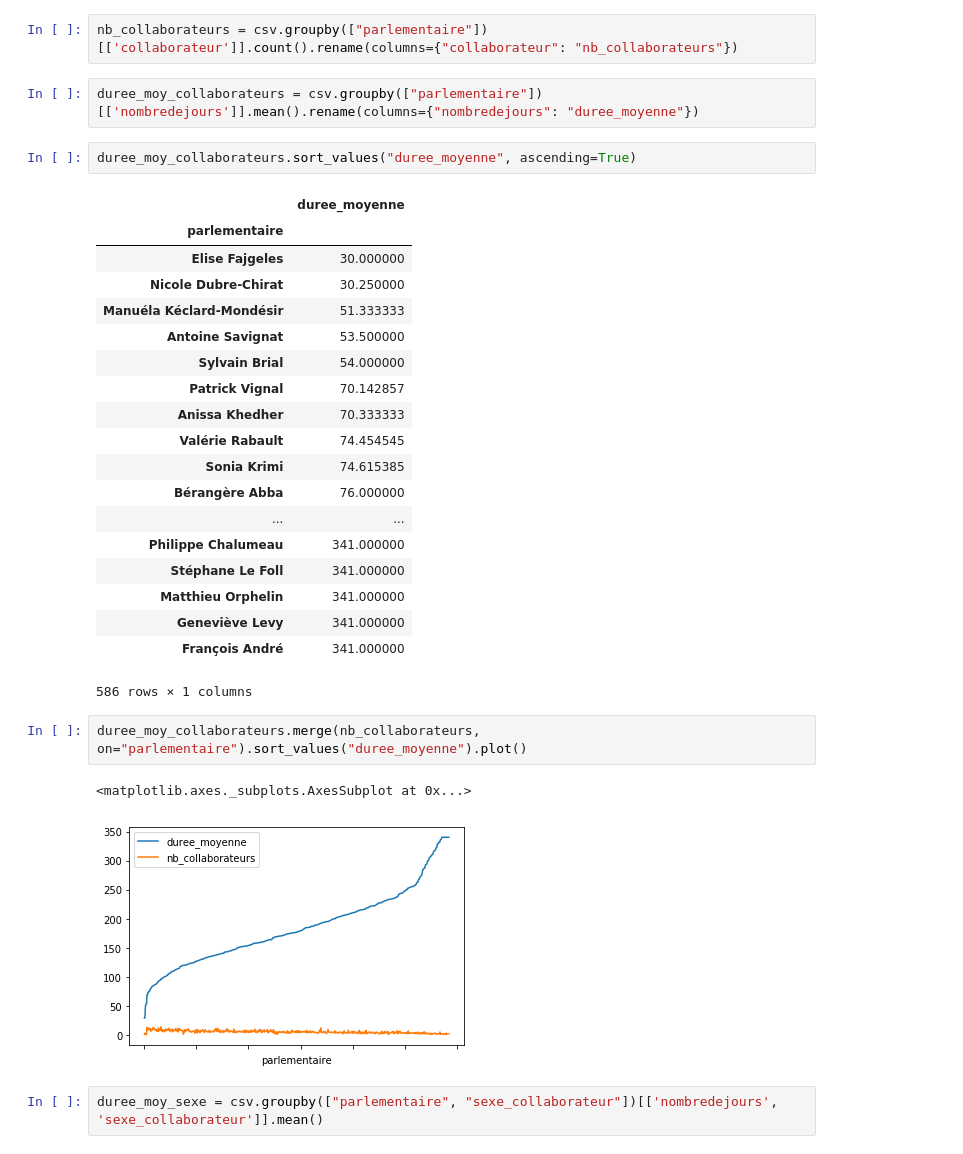
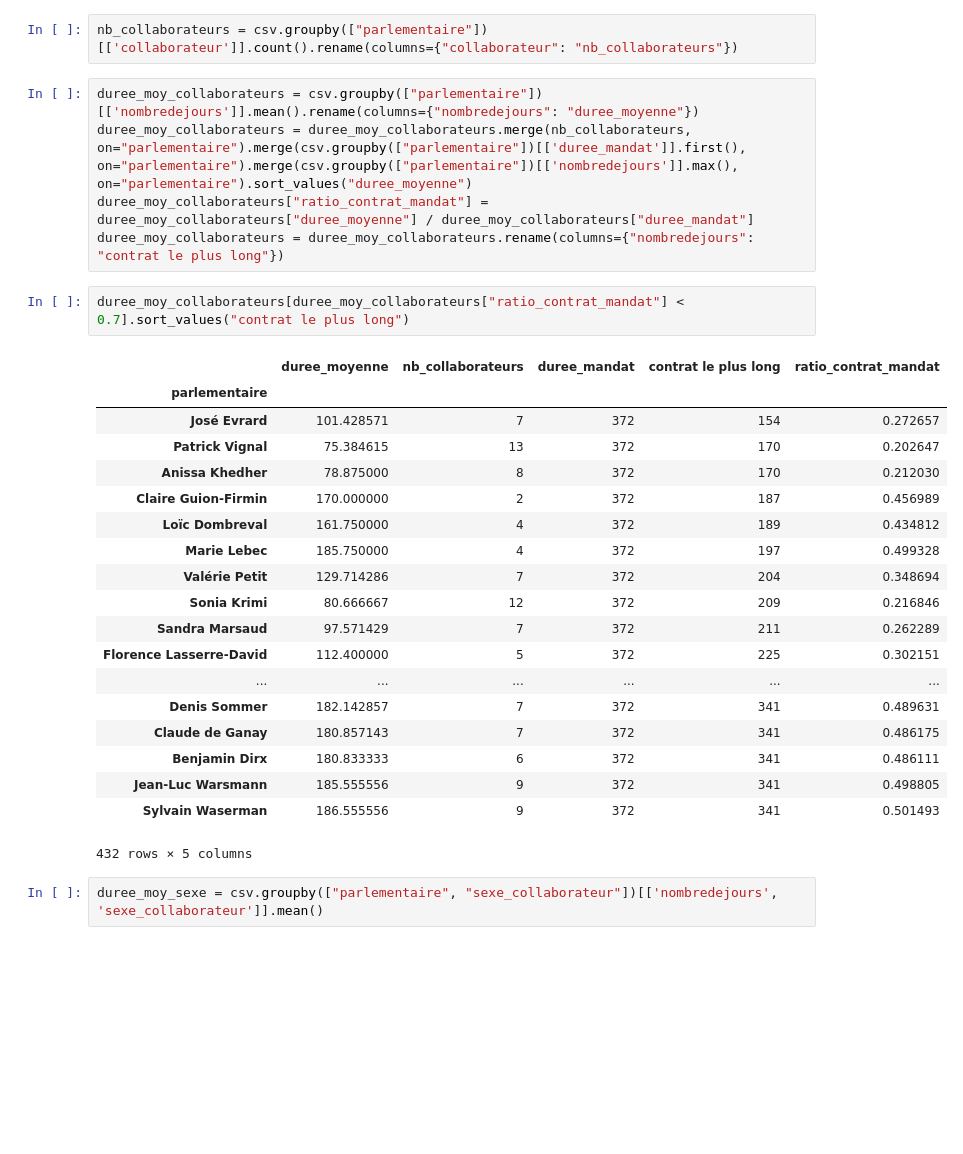
Before and after one commit to regardscitoyens/Collaborateurs-Parlement, a Jupyter notebook: exploitations/turnover.ipynb, the cells around one changed output. Saved outputs shown, nothing was run; the diff lists cells and outputs as text; blank space fills up the shorter version.

```diff
--- a/exploitations/turnover.ipynb
+++ b/exploitations/turnover.ipynb
@@ -33,34 +37,32 @@ csv
 # %%
 nb_collaborateurs = csv.groupby(["parlementaire"])[['collaborateur']].count().rename(columns={"collaborateur": "nb_collaborateurs"})
-# %%
-duree_moy_collaborateurs = csv.groupby(["parlementaire"])[['nombredejours']].mean().rename(columns={"nombredejours": "duree_moyenne"})
-# %%
-duree_moy_collaborateurs.sort_values("duree_moyenne", ascending=True)
-# %% [output]
-|  | duree_moyenne |
-| parlementaire |  |
-| Elise Fajgeles | 30.000000 |
-| Nicole Dubre-Chirat | 30.250000 |
-| Manuéla Kéclard-Mondésir | 51.333333 |
-| Antoine Savignat | 53.500000 |
-| Sylvain Brial | 54.000000 |
-| Patrick Vignal | 70.142857 |
-| Anissa Khedher | 70.333333 |
-| Valérie Rabault | 74.454545 |
-| Sonia Krimi | 74.615385 |
-| Bérangère Abba | 76.000000 |
-| ... | ... |
-| Philippe Chalumeau | 341.000000 |
-| Stéphane Le Foll | 341.000000 |
-| Matthieu Orphelin | 341.000000 |
-| Geneviève Levy | 341.000000 |
-| François André | 341.000000 |
-586 rows × 1 columns
-# %%
-duree_moy_collaborateurs.merge(nb_collaborateurs, on="parlementaire").sort_values("duree_moyenne").plot()
-# %% [output]
-<matplotlib.axes._subplots.AxesSubplot at 0x...>
-[figure, removed]
+# %%
+duree_moy_collaborateurs = csv.groupby(["parlementaire"])[['nombredejours']].mean().rename(columns={"nombredejours": "duree_moyenne"})
+duree_moy_collaborateurs = duree_moy_collaborateurs.merge(nb_collaborateurs, on="parlementaire").merge(csv.groupby(["parlementaire"])[['duree_mandat']].first(), on="parlementaire").merge(csv.groupby(["parlementaire"])[['nombredejours']].max(), on="parlementaire").sort_values("duree_moyenne")
+duree_moy_collaborateurs["ratio_contrat_mandat"] = duree_moy_collaborateurs["duree_moyenne"] / duree_moy_collaborateurs["duree_mandat"]
+duree_moy_collaborateurs = duree_moy_collaborateurs.rename(columns={"nombredejours": "contrat le plus long"})
+# %%
+duree_moy_collaborateurs[duree_moy_collaborateurs["ratio_contrat_mandat"] < 0.7].sort_values("contrat le plus long")
+# %% [output]
+|  | duree_moyenne | nb_collaborateurs | duree_mandat | contrat le plus long | ratio_contrat_mandat |
+| parlementaire |  |  |  |  |  |
+| José Evrard | 101.428571 | 7 | 372 | 154 | 0.272657 |
+| Patrick Vignal | 75.384615 | 13 | 372 | 170 | 0.202647 |
+| Anissa Khedher | 78.875000 | 8 | 372 | 170 | 0.212030 |
+| Claire Guion-Firmin | 170.000000 | 2 | 372 | 187 | 0.456989 |
+| Loïc Dombreval | 161.750000 | 4 | 372 | 189 | 0.434812 |
+| Marie Lebec | 185.750000 | 4 | 372 | 197 | 0.499328 |
+| Valérie Petit | 129.714286 | 7 | 372 | 204 | 0.348694 |
+| Sonia Krimi | 80.666667 | 12 | 372 | 209 | 0.216846 |
+| Sandra Marsaud | 97.571429 | 7 | 372 | 211 | 0.262289 |
+| Florence Lasserre-David | 112.400000 | 5 | 372 | 225 | 0.302151 |
+| ... | ... | ... | ... | ... | ... |
+| Denis Sommer | 182.142857 | 7 | 372 | 341 | 0.489631 |
+| Claude de Ganay | 180.857143 | 7 | 372 | 341 | 0.486175 |
+| Benjamin Dirx | 180.833333 | 6 | 372 | 341 | 0.486111 |
+| Jean-Luc Warsmann | 185.555556 | 9 | 372 | 341 | 0.498805 |
+| Sylvain Waserman | 186.555556 | 9 | 372 | 341 | 0.501493 |
+432 rows × 5 columns
 # %%
 duree_moy_sexe = csv.groupby(["parlementaire", "sexe_collaborateur"])[['nombredejours', 'sexe_collaborateur']].mean()
 # %%
```
Also changed, not shown: parts of 3 cells of this notebook.
